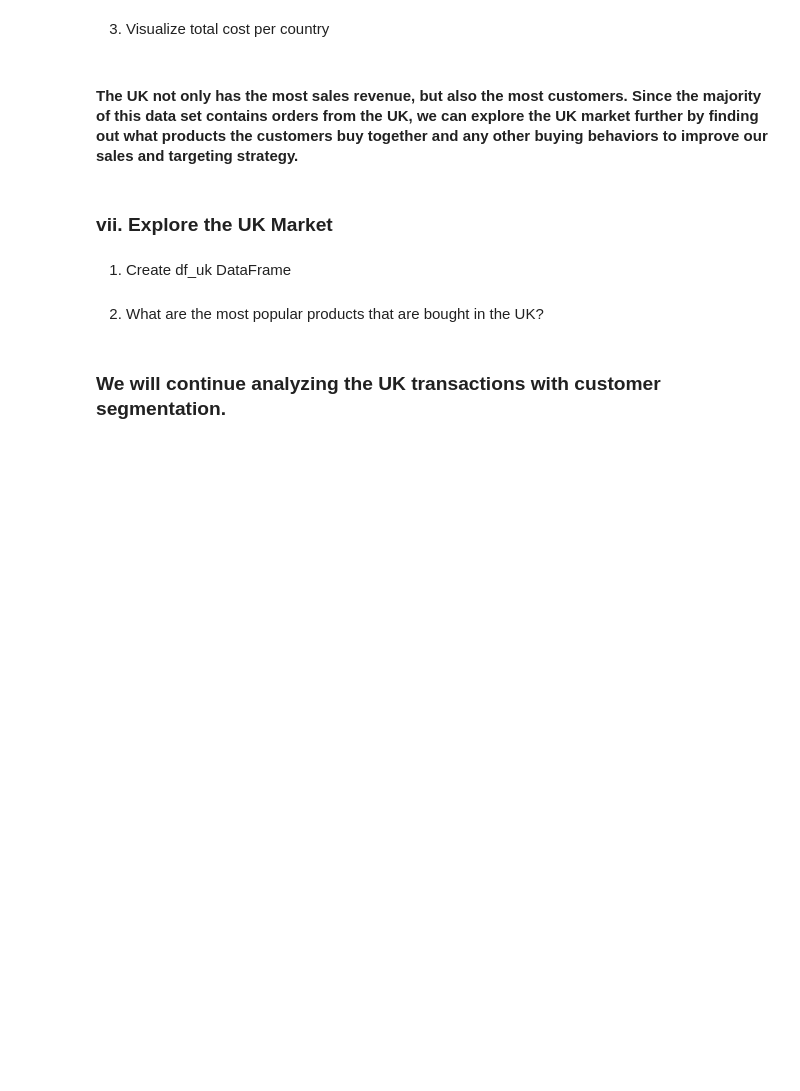
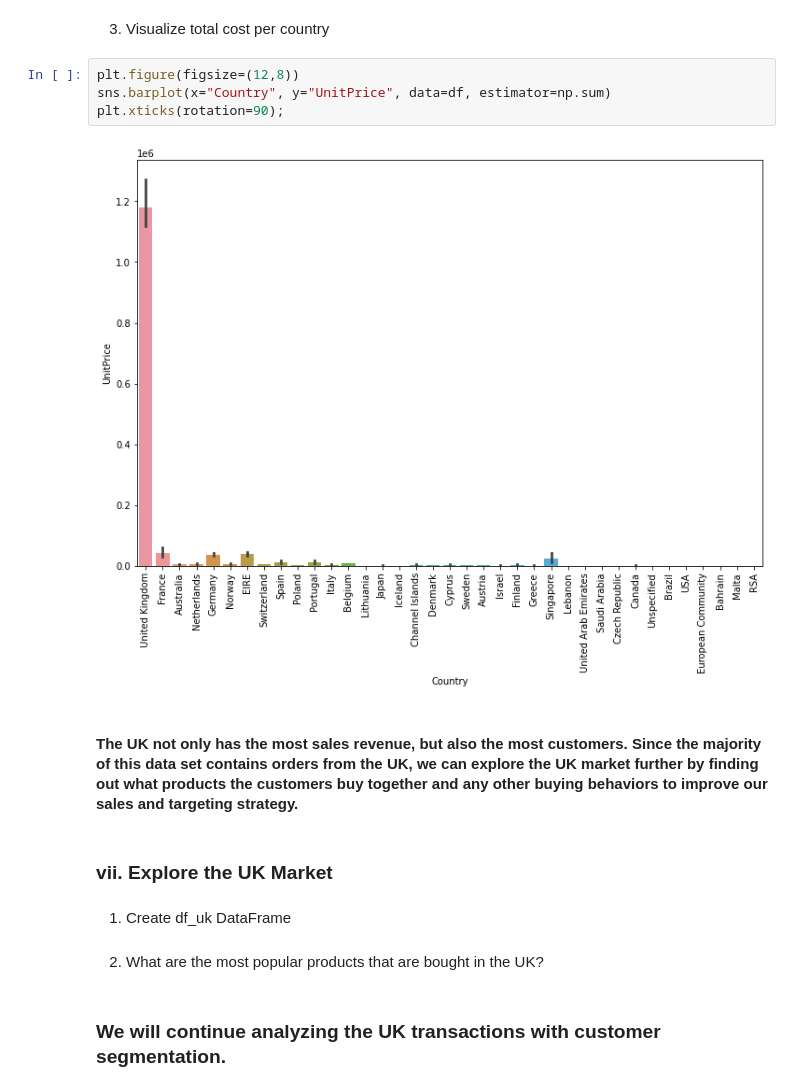
Before and after one commit to Ertugrul-Kurubal/Machine-Learning, a Jupyter notebook: Project/Capstone Project/Customer Segmentation Capstone.ipynb, the cells around one changed output. Cells and saved outputs as stored; diff of their text form; blank space fills up the shorter version.

```diff
--- a/Project/Capstone Project/Customer Segmentation Capstone.ipynb
+++ b/Project/Capstone Project/Customer Segmentation Capstone.ipynb
@@ -496,5 +555,11 @@ Name: Description, Length: 4372, dtype: int64
 # %% [markdown]
 3. Visualize total cost per country
+# %%
+plt.figure(figsize=(12,8))
+sns.barplot(x="Country", y="UnitPrice", data=df, estimator=np.sum)
+plt.xticks(rotation=90);
+# %% [output]
+[figure, added]
 # %% [markdown]
 #### The UK not only has the most sales revenue, but also the most customers. Since the majority of this data set contains orders from the UK, we can explore the UK market further by finding out what products the customers buy together and any other buying behaviors to improve our sales and targeting strategy.
 # %% [markdown]
```
Also changed, not shown: parts of 5 cells of this notebook.
